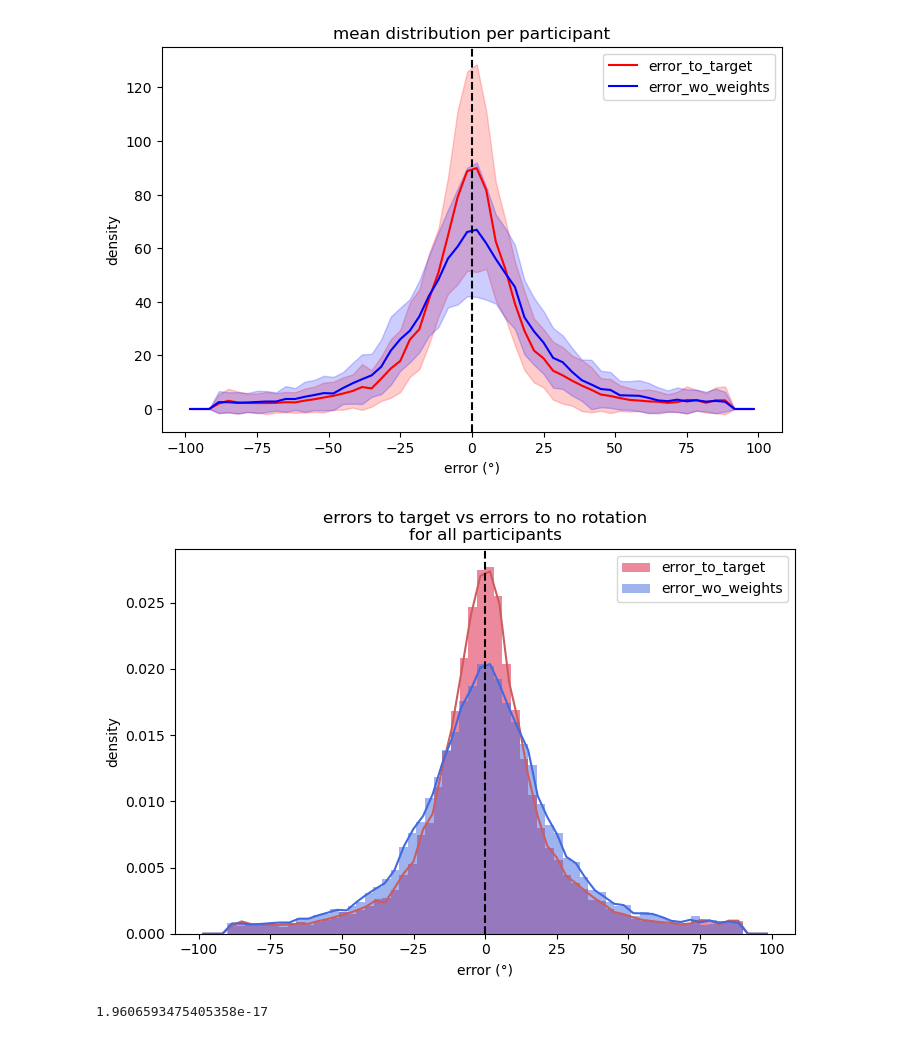
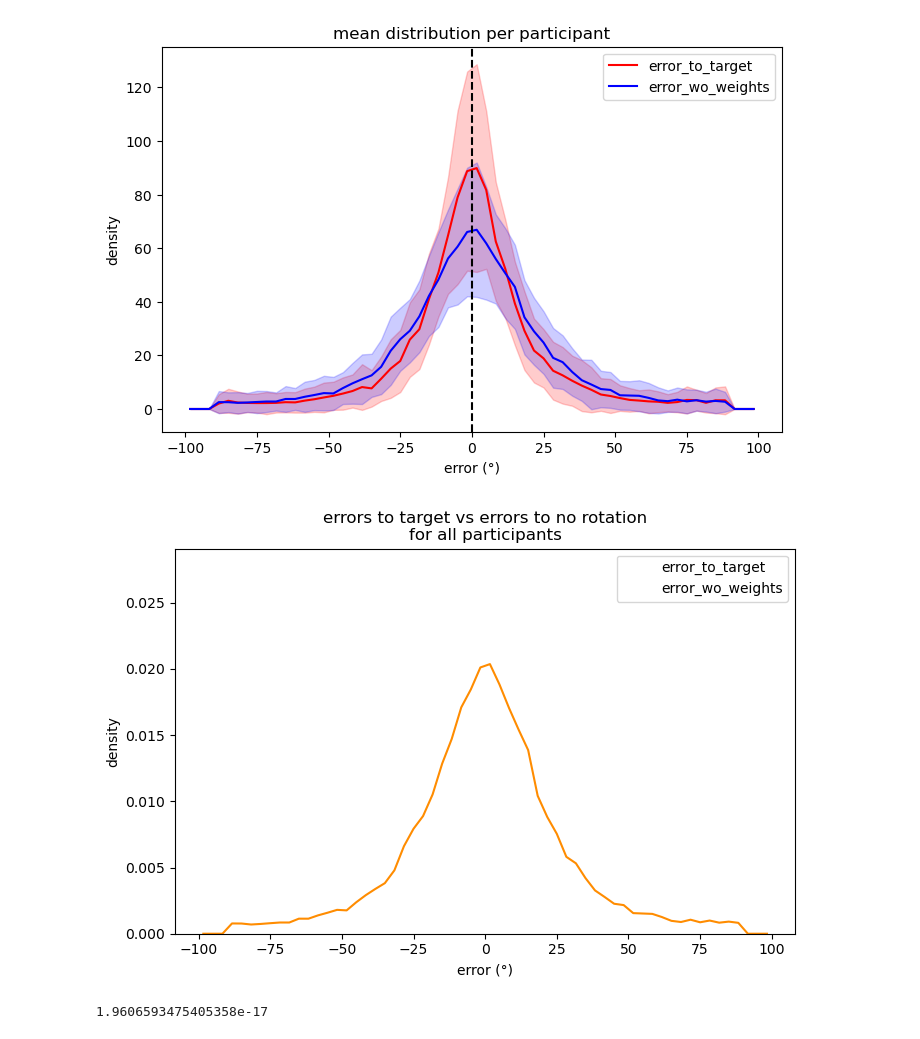
Before and after one commit to elodiehusson/Stage-M2, a Jupyter notebook: Sanity Check poids comportement.ipynb, the cells around one changed output. Saved outputs shown, nothing was run; the diff lists cells and outputs as text; code cells hidden in the pictures.

```diff
--- a/Sanity Check poids comportement.ipynb
+++ b/Sanity Check poids comportement.ipynb
@@ -819,25 +819,26 @@ plt.show()
 [figure]
 # %%
 plt.figure(figsize=(8, 5))
-plt.hist(np.rad2deg(errors_target_all_hist), bins=60, alpha=0.5, density=True, color="crimson", label="error_to_target")
-plt.plot(np.rad2deg(centers), mean_target*np.pi/180, color="indianred")
+plt.hist(np.rad2deg(errors_target_all_hist), bins=60, alpha=0, density=True, color="crimson", label="error_to_target")
+plt.plot(np.rad2deg(centers), mean_target*np.pi/180, alpha = 0, color="indianred")
 # plt.fill_between(centers, mean_target - std_target, mean_target + std_target, color="red", alpha=0.1)
 
 
-plt.hist(np.rad2deg(errors_wo_rot_all_hist), bins=60, alpha=0.5, density=True, color="royalblue", label="error_wo_weights")
-plt.plot(np.rad2deg(centers), mean_wo*np.pi/180, color="royalblue")
+plt.hist(np.rad2deg(errors_wo_rot_all_hist), bins=60, alpha=0, density=True, color="royalblue", label="error_wo_weights")
+plt.plot(np.rad2deg(centers), mean_wo*np.pi/180, alpha = 1, color="darkorange")
 # plt.fill_between(centers, mean_wo - std_wo, mean_wo + std_wo, color="blue", alpha=0.1)
 
-plt.axvline(0, color='black', linestyle='--')
+# plt.axvline(0, color='black', linestyle='--')
 plt.xlabel("error (°)")
 plt.ylabel("density")
 plt.title("errors to target vs errors to no rotation\nfor all participants")
 plt.legend()
 plt.savefig("/Users/elodiehusson/Desktop/Projet/conf SBDM/figures/weights_error_to_target.svg")
+plt.savefig("/Users/elodiehusson/Desktop/Projet/conf SBDM/figures/weights_error_to_target.pdf")
 
 plt.show()
 # %% [output]
-[figure, old version]
+[figure, new version]
 # %%
 errors_target_all_abs = np.abs(errors_target_all)
 errors_wo_rot_all_abs = np.abs(errors_wo_rot_all)
```
Also changed, not shown: parts of 5 cells of this notebook, 6 other files.
